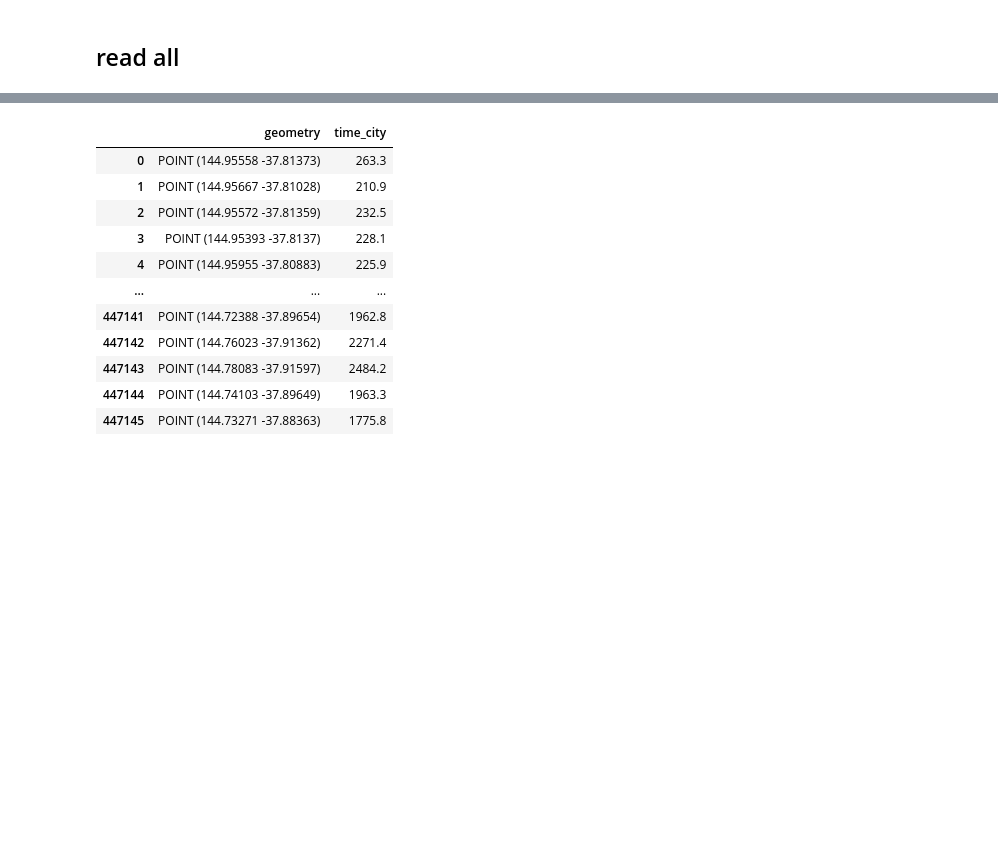
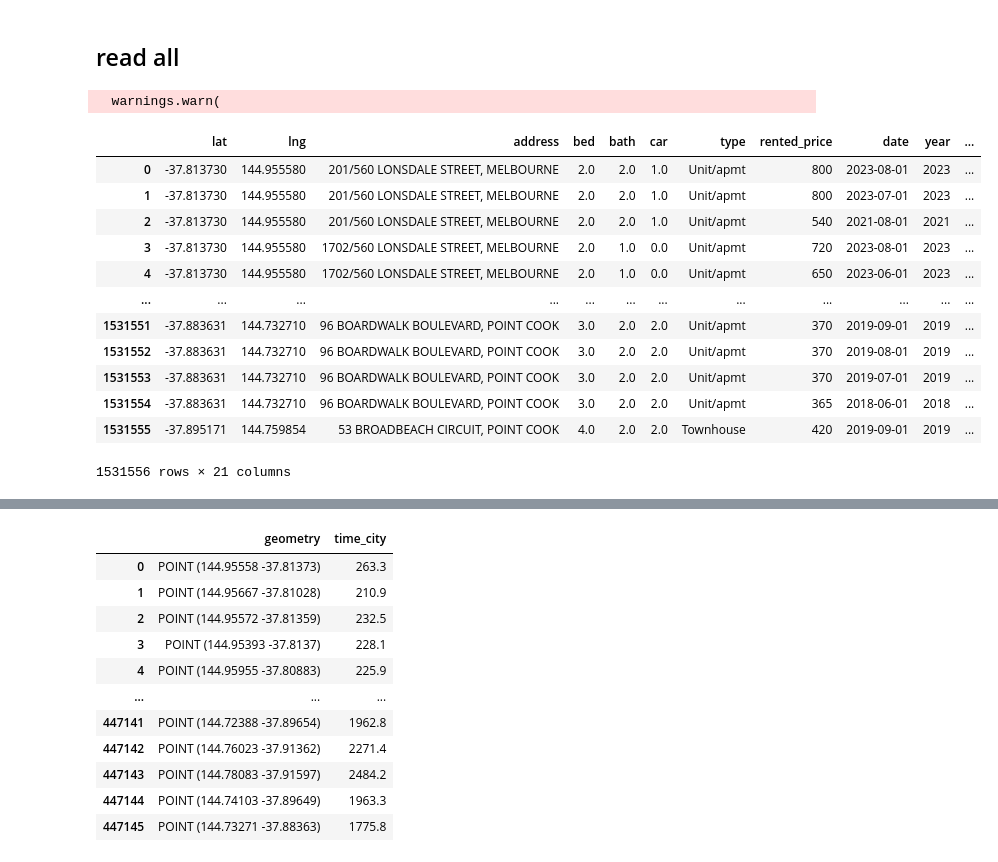
Before and after one commit to MAST30034-AppliedDataScience/project-2-group-real-estate-industry-project-2, a Jupyter notebook: notebooks/proximity-city.ipynb, the cells around one changed output, grey strips where cells are left out. Cells and saved outputs as stored; diff of their text form; code cells hidden in the pictures; blank space fills up the shorter version.

Commit message:
city script added

```diff
--- a/notebooks/proximity-city.ipynb
+++ b/notebooks/proximity-city.ipynb
@@ -125,2 +141,3 @@ coords.to_csv(f"../data/raw/time_city.csv", index=False)
 # %%
 cleaned_df = pd.read_csv("../data/raw/property/rental_data_cleaned.csv")
+city_df = pd.read_csv("../data/raw/time_city.csv")
@@ -130,0 +144,17 @@ all
+# %%
+proximity_sjoin(cleaned_df, city_df)
+# %% [output]
+  warnings.warn(
+|  | lat | lng | address | bed | bath | car | type | rented_price | date | year | ... |
+| 0 | -37.813730 | 144.955580 | 201/560 LONSDALE STREET, MELBOURNE | 2.0 | 2.0 | 1.0 | Unit/apmt | 800 | 2023-08-01 | 2023 | ... |
+| 1 | -37.813730 | 144.955580 | 201/560 LONSDALE STREET, MELBOURNE | 2.0 | 2.0 | 1.0 | Unit/apmt | 800 | 2023-07-01 | 2023 | ... |
+| 2 | -37.813730 | 144.955580 | 201/560 LONSDALE STREET, MELBOURNE | 2.0 | 2.0 | 1.0 | Unit/apmt | 540 | 2021-08-01 | 2021 | ... |
+| 3 | -37.813730 | 144.955580 | 1702/560 LONSDALE STREET, MELBOURNE | 2.0 | 1.0 | 0.0 | Unit/apmt | 720 | 2023-08-01 | 2023 | ... |
+| 4 | -37.813730 | 144.955580 | 1702/560 LONSDALE STREET, MELBOURNE | 2.0 | 1.0 | 0.0 | Unit/apmt | 650 | 2023-06-01 | 2023 | ... |
+| ... | ... | ... | ... | ... | ... | ... | ... | ... | ... | ... | ... |
+| 1531551 | -37.883631 | 144.732710 | 96 BOARDWALK BOULEVARD, POINT COOK | 3.0 | 2.0 | 2.0 | Unit/apmt | 370 | 2019-09-01 | 2019 | ... |
+| 1531552 | -37.883631 | 144.732710 | 96 BOARDWALK BOULEVARD, POINT COOK | 3.0 | 2.0 | 2.0 | Unit/apmt | 370 | 2019-08-01 | 2019 | ... |
+| 1531553 | -37.883631 | 144.732710 | 96 BOARDWALK BOULEVARD, POINT COOK | 3.0 | 2.0 | 2.0 | Unit/apmt | 370 | 2019-07-01 | 2019 | ... |
+| 1531554 | -37.883631 | 144.732710 | 96 BOARDWALK BOULEVARD, POINT COOK | 3.0 | 2.0 | 2.0 | Unit/apmt | 365 | 2018-06-01 | 2018 | ... |
+| 1531555 | -37.895171 | 144.759854 | 53 BROADBEACH CIRCUIT, POINT COOK | 4.0 | 2.0 | 2.0 | Townhouse | 420 | 2019-09-01 | 2019 | ... |
+1531556 rows × 21 columns
```
Also changed, not shown: parts of 9 cells of this notebook, 1 other file.
